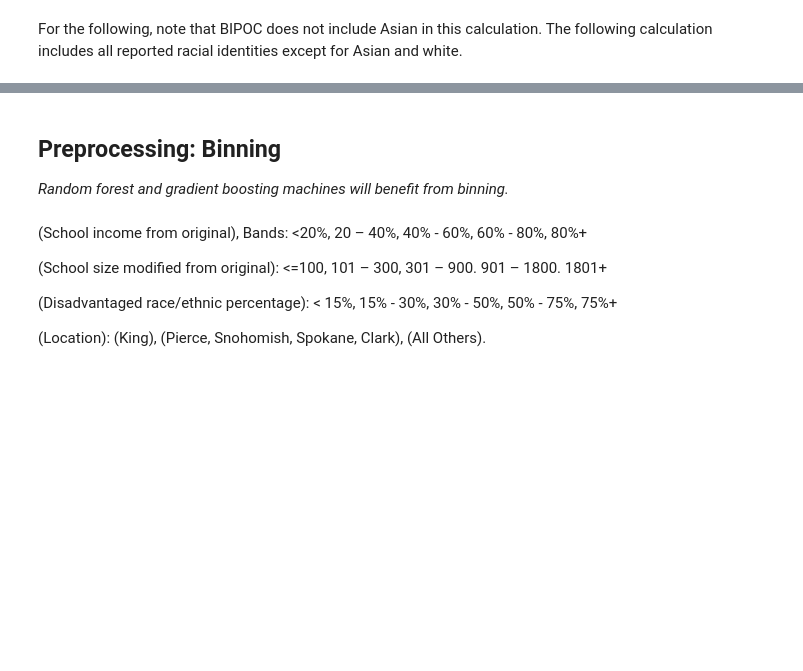
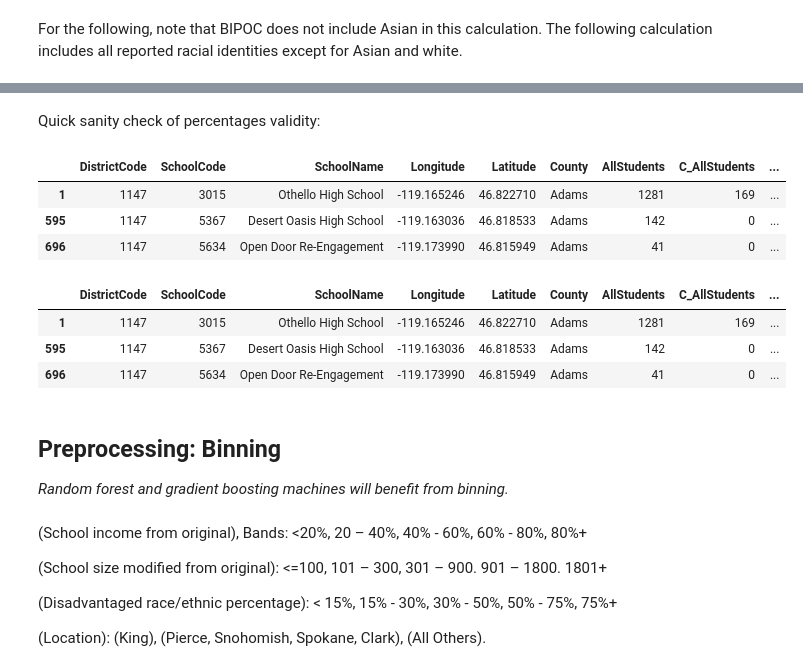
Before and after one commit to brinkbrink/WA_CS_v2, a Jupyter notebook: UpdatedSchoolData.ipynb, the cells around one changed output, grey strips where cells are left out. Drawn from its saved outputs; the diff is of its cells as text; code cells hidden in the pictures; blank space fills up the shorter version.

Commit message:
added district features, notes

```diff
--- a/UpdatedSchoolData.ipynb
+++ b/UpdatedSchoolData.ipynb
@@ -74,10 +81,26 @@ ospi_data.head()
 | 4 | 2250 | 1617 | Educational Opportunity Center | -117.057521 | 46.411019 | Asotin | 167 | 0 | ... |
 # %% [markdown]
 For the following, note that BIPOC does not include Asian in this calculation. The following calculation includes all reported racial identities except for Asian and white.
+# %%
+def number_bipoc(row):
+    return (row['R_Native'] + row['R_Black'] + row['R_Hisp_Lat'] + row['R_HPI'] + row['R_TwoOrMore'])
+
+ospi_data['R_BIPOC'] = ospi_data.apply(number_bipoc, axis=1)
 # %%
 def bipoc_perc(row):
-    return (row['R_Native'] + row['R_Black'] + row['R_Hisp_Lat'] + row['R_HPI'] + row['R_TwoOrMore']) / row['AllStudents']
+    return (row['R_BIPOC']) / row['AllStudents']
 
 ospi_data['PercentBIPOC'] = ospi_data.apply(bipoc_perc, axis=1)
+# %%
+ospi_data['DistrictSize'] = ospi_data.groupby('DistrictCode')['AllStudents'].transform('sum')
+ospi_data['DistrictLowIncome'] = ospi_data.groupby('DistrictCode')['I_LowIncome'].transform('sum')
+ospi_data['DistrictPctLowIncome'] = ospi_data['DistrictLowIncome']/ospi_data['DistrictSize']
+ospi_data['DistrictBIPOC'] = ospi_data.groupby('DistrictCode')['R_BIPOC'].transform('sum')
+ospi_data['DistrictPctBIPOC'] = ospi_data['DistrictBIPOC']/ospi_data['DistrictSize']
 # %%
-ospi_data.head()
+columns_to_analyze = ['DistrictCode','SchoolCode','SchoolName','Longitude'
+                      ,'Latitude','County','AllStudents','C_AllStudents', 'I_LowIncome', 'PercentLowIncome'
+                      , 'R_BIPOC' ,'PercentBIPOC','DistrictSize','DistrictLowIncome','DistrictPctLowIncome'
+                      ,'DistrictBIPOC','DistrictPctBIPOC']
+
+reduced_ospi = ospi_data[columns_to_analyze]
@@ -91,3 +116,19 @@ ospi_data.head()
+# %% [markdown]
+Quick sanity check of percentages validity:
+# %%
+reduced_ospi[reduced_ospi['DistrictCode'] == 1147]
+# %% [output]
+|  | DistrictCode | SchoolCode | SchoolName | Longitude | Latitude | County | AllStudents | C_AllStudents | ... |
+| 1 | 1147 | 3015 | Othello High School | -119.165246 | 46.822710 | Adams | 1281 | 169 | ... |
+| 595 | 1147 | 5367 | Desert Oasis High School | -119.163036 | 46.818533 | Adams | 142 | 0 | ... |
+| 696 | 1147 | 5634 | Open Door Re-Engagement | -119.173990 | 46.815949 | Adams | 41 | 0 | ... |
+# %%
+ospi_data[ospi_data['DistrictCode'] == 1147]
+# %% [output]
+|  | DistrictCode | SchoolCode | SchoolName | Longitude | Latitude | County | AllStudents | C_AllStudents | ... |
+| 1 | 1147 | 3015 | Othello High School | -119.165246 | 46.822710 | Adams | 1281 | 169 | ... |
+| 595 | 1147 | 5367 | Desert Oasis High School | -119.163036 | 46.818533 | Adams | 142 | 0 | ... |
+| 696 | 1147 | 5634 | Open Door Re-Engagement | -119.173990 | 46.815949 | Adams | 41 | 0 | ... |
 # %% [markdown]
 ## Preprocessing: Binning
 
```
Also changed, not shown: parts of 28 cells of this notebook.
